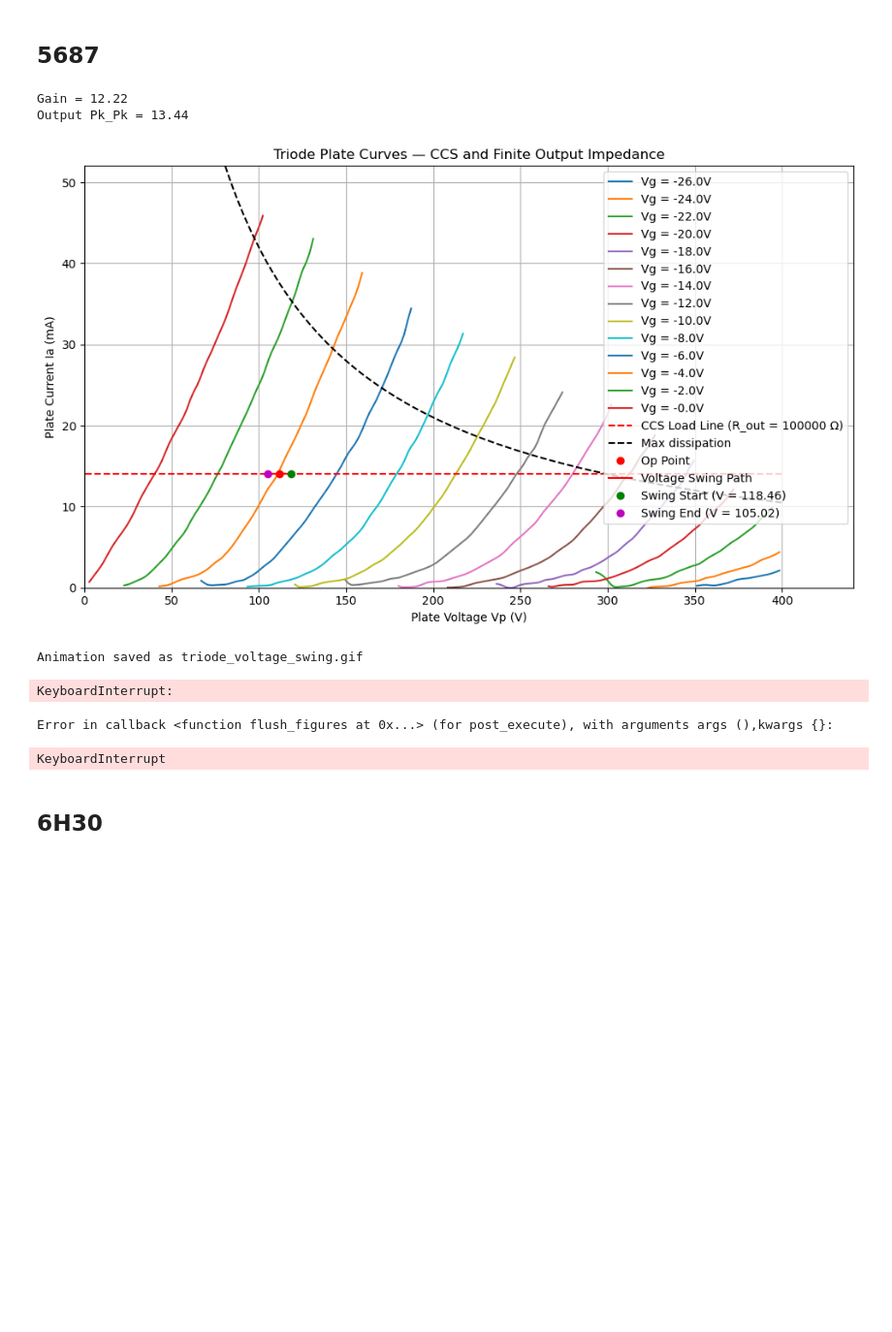
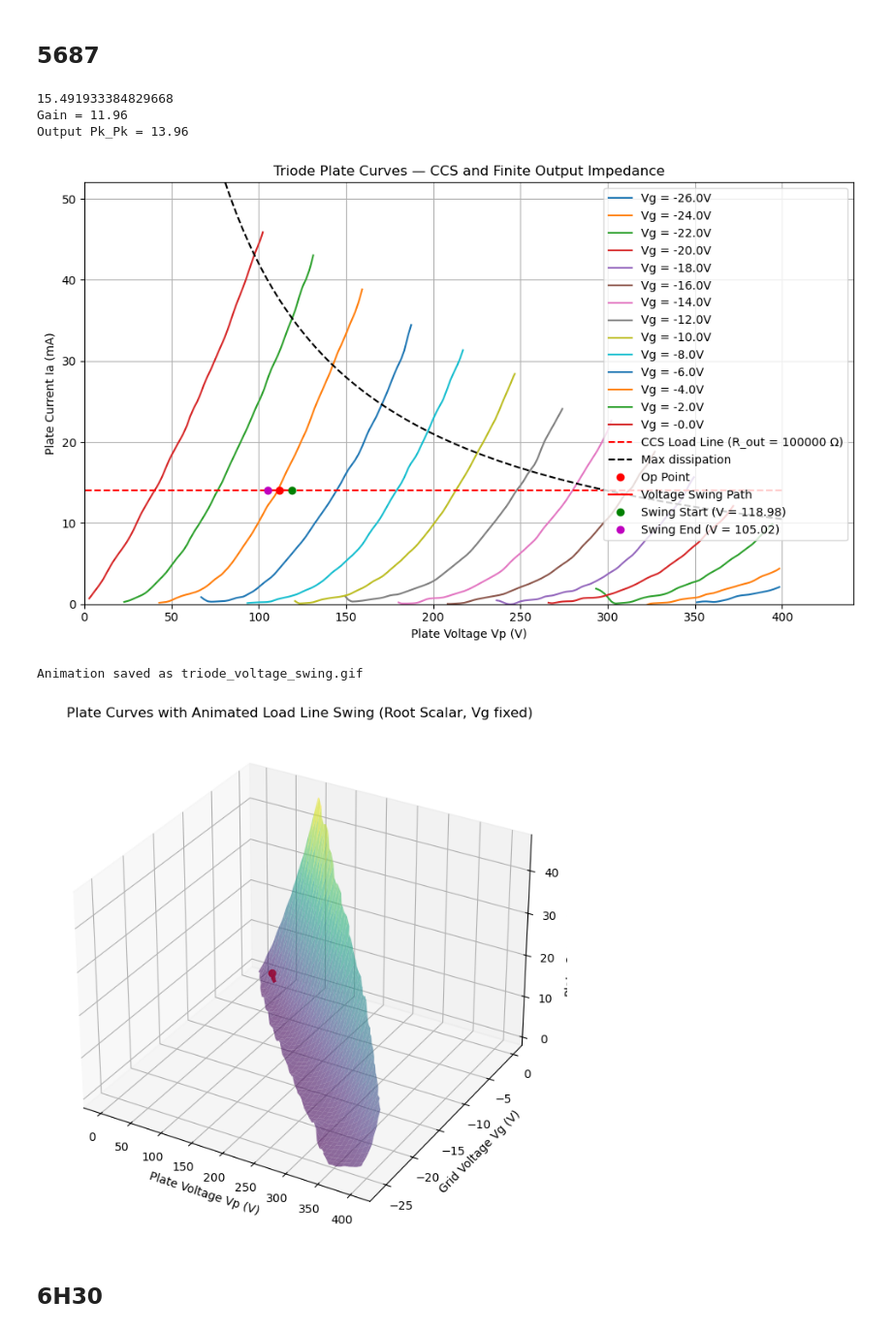
Before and after one commit to tiedyefreak22/Dual-Mono-Amp-Design, a Jupyter notebook: Triode_Pentode_Plate_Curves9.ipynb, the cells around one changed output. Shown: that part at 97% size. Saved outputs shown, nothing was run; the diff lists cells and outputs as text; code cells hidden in the pictures; blank space fills up the shorter version.

```diff
--- a/Triode_Pentode_Plate_Curves9.ipynb
+++ b/Triode_Pentode_Plate_Curves9.ipynb
@@ -721,34 +723,34 @@ Done
 # %%
 # Load CSV data
 df = pd.read_csv("5687_plate_curves_2.csv")
 
 # Flip grid voltages negative (fix)
 df["Vg"] = -np.abs(df["Vg"])
 
 Vp_data = df["Vp"].values
 Vg_data = df["Vg"].values
 Ia_data = df["Ia"].values
 
 Vp_data = np.array(Vp_data)
 Vg_data = np.array(Vg_data)
 Ia_data = np.array(Ia_data)
 
 triode2 = Triode(Vp_data, Ia_data, Vg_data, 4.2, 18, 11.5, 1560) # Triode; Vp_data, Ia_data, Vg_data, dissipation, mu, gm, plate_resist
 # triode2.plot_three_D_manifold()
 # basic_circuit2 = Basic_Circuit(triode2, 240, 9.1, 499, 13, 2.5) # Load line for plate_current in milliamps; triode, B_plus, anode_resist, cathode_resist, plate_current, pk_pk, debug = False
 # basic_circuit2.plot_load_line()
-ccs_circuit2 = CCS_Circuit(triode2, 112, 14.06, 1.1, 100000) # CCS load line; triode2, plate_voltage, plate_current, pk_pk, output_impede = None
+print(2 * np.sqrt(0.1 * 600))
+ccs_circuit2 = CCS_Circuit(triode2, 112, 14.06, 1.1675, 100000) # CCS load line; triode2, plate_voltage, plate_current, pk_pk, output_impede = None
 ccs_circuit2.plot_ccs_load_line()
-simulate2 = Simulate(ccs_circuit2)
-simulate2.optimize_operating_point()
+# simulate2 = Simulate(ccs_circuit2)
+# simulate2.optimize_operating_point()
 # %% [output]
-Gain = 12.22
-Output Pk_Pk = 13.44
+15.491933384829668
+Gain = 11.96
+Output Pk_Pk = 13.96
 [figure]
 Animation saved as triode_voltage_swing.gif
-KeyboardInterrupt:
-Error in callback <function flush_figures at 0x...> (for post_execute), with arguments args (),kwargs {}:
-KeyboardInterrupt
+[figure, added]
 # %% [markdown]
 ## 6H30
 # %%
```
Also changed, not shown: parts of 2 cells of this notebook, 1 other file.
